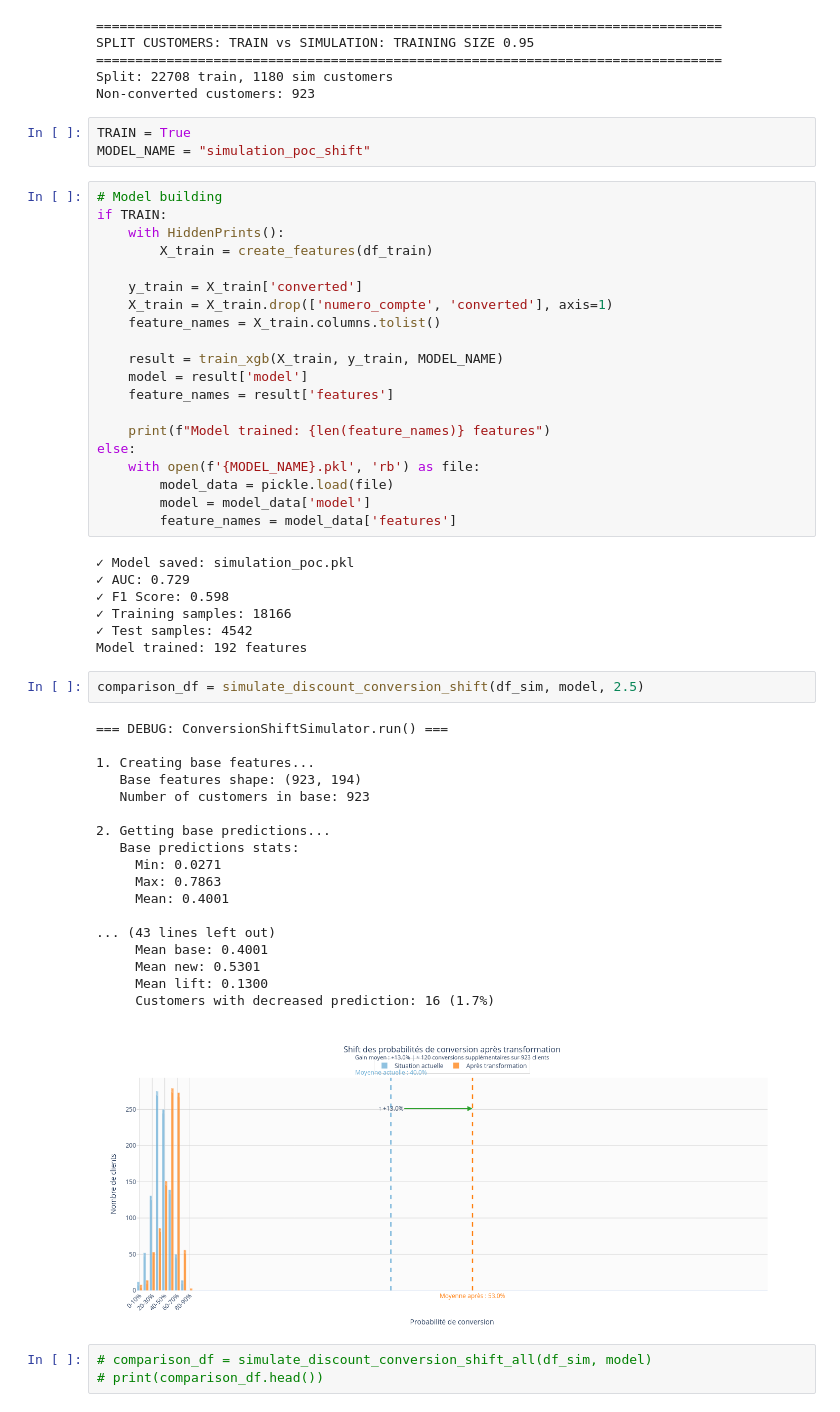
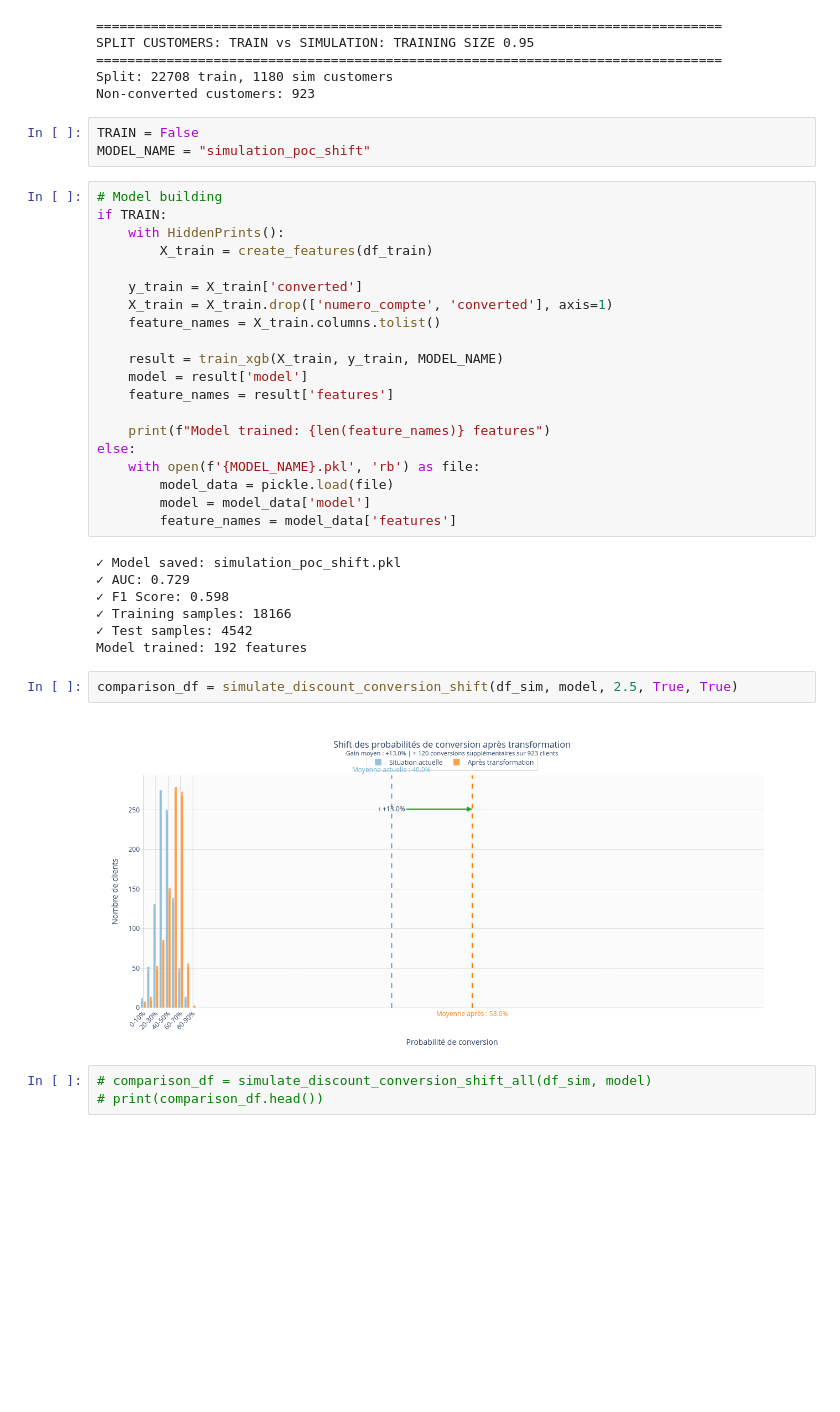
Before and after one commit to vslovik/ai-france-hvac, a Jupyter notebook: __simulation__conversion_shift.ipynb, the cells around one changed output. Drawn from its saved outputs; the diff is of its cells as text; blank space fills up the shorter version.

```diff
--- a/__simulation__conversion_shift.ipynb
+++ b/__simulation__conversion_shift.ipynb
@@ -37,7 +47,7 @@ SPLIT CUSTOMERS: TRAIN vs SIMULATION: TRAINING SIZE 0.95
 Split: 22708 train, 1180 sim customers
 Non-converted customers: 923
 # %%
-TRAIN = True
+TRAIN = False
 MODEL_NAME = "simulation_poc_shift"
 # %%
 # Model building
@@ -60,33 +70,16 @@ else:
         model = model_data['model']
         feature_names = model_data['features']
 # %% [output]
-✓ Model saved: simulation_poc.pkl
+✓ Model saved: simulation_poc_shift.pkl
 ✓ AUC: 0.729
 ✓ F1 Score: 0.598
 ✓ Training samples: 18166
 ✓ Test samples: 4542
 Model trained: 192 features
 # %%
-comparison_df = simulate_discount_conversion_shift(df_sim, model, 2.5)
+comparison_df = simulate_discount_conversion_shift(df_sim, model, 2.5, True, True)
 # %% [output]
-=== DEBUG: ConversionShiftSimulator.run() ===
-
-1. Creating base features...
-   Base features shape: (923, 194)
-   Number of customers in base: 923
-
-2. Getting base predictions...
-   Base predictions stats:
-     Min: 0.0271
-     Max: 0.7863
-     Mean: 0.4001
-
-... (43 lines left out)
-     Mean base: 0.4001
-     Mean new: 0.5301
-     Mean lift: 0.1300
-     Customers with decreased prediction: 16 (1.7%)
-[figure, old version]
+[figure, new version]
 # %%
 # comparison_df = simulate_discount_conversion_shift_all(df_sim, model)
 # print(comparison_df.head())
```
Also changed, not shown: parts of 1 cell of this notebook, 3 other files.
